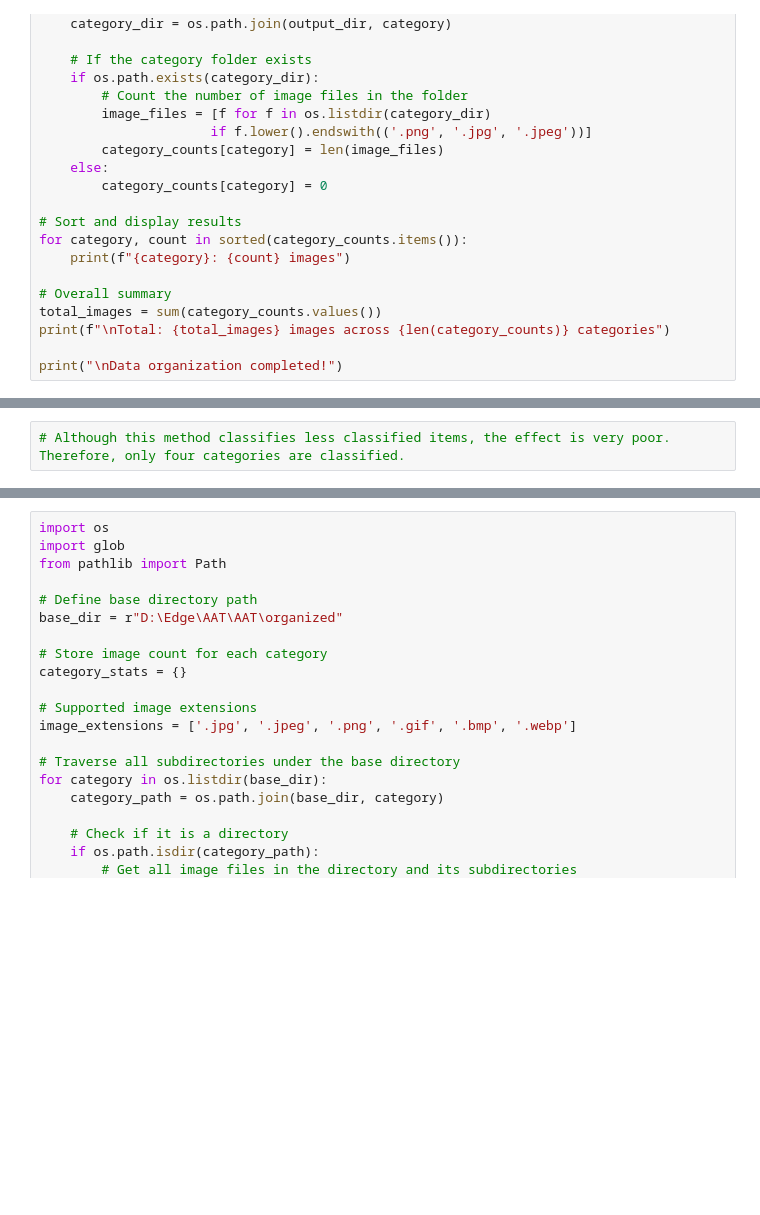
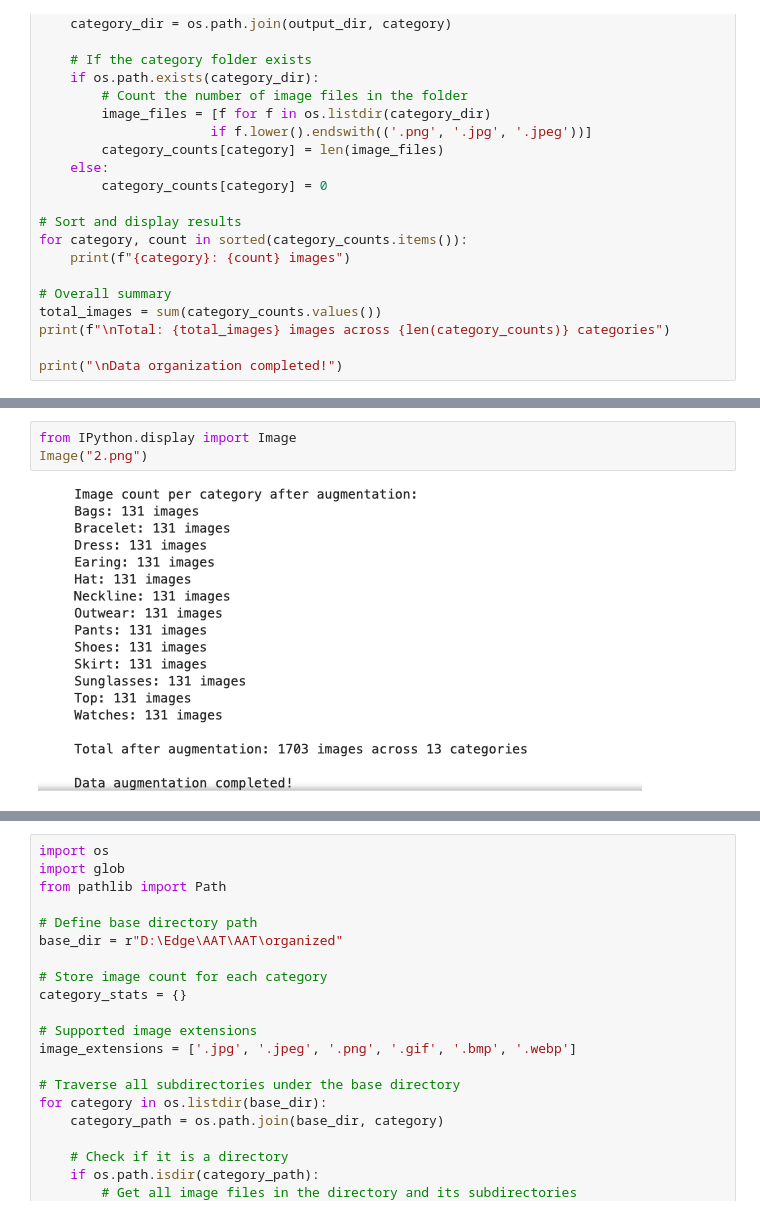
Before and after one commit to Aaron-YuchengZhu/fashion-classifier, a Jupyter notebook: notebooks/fashion_classifier.ipynb, the cells around one changed output, grey strips where cells are left out. Saved outputs shown, nothing was run; the diff lists cells and outputs as text; blank space fills up the shorter version.

```diff
--- a/notebooks/fashion_classifier.ipynb
+++ b/notebooks/fashion_classifier.ipynb
@@ -472,2 +457,5 @@ Data augmentation completed!
-# %%
-# Although this method classifies less classified items, the effect is very poor. Therefore, only four categories are classified.
+# %%
+from IPython.display import Image
+Image("2.png")
+# %% [output]
+[figure, added]
```
Also changed, not shown: parts of 13 cells of this notebook.
